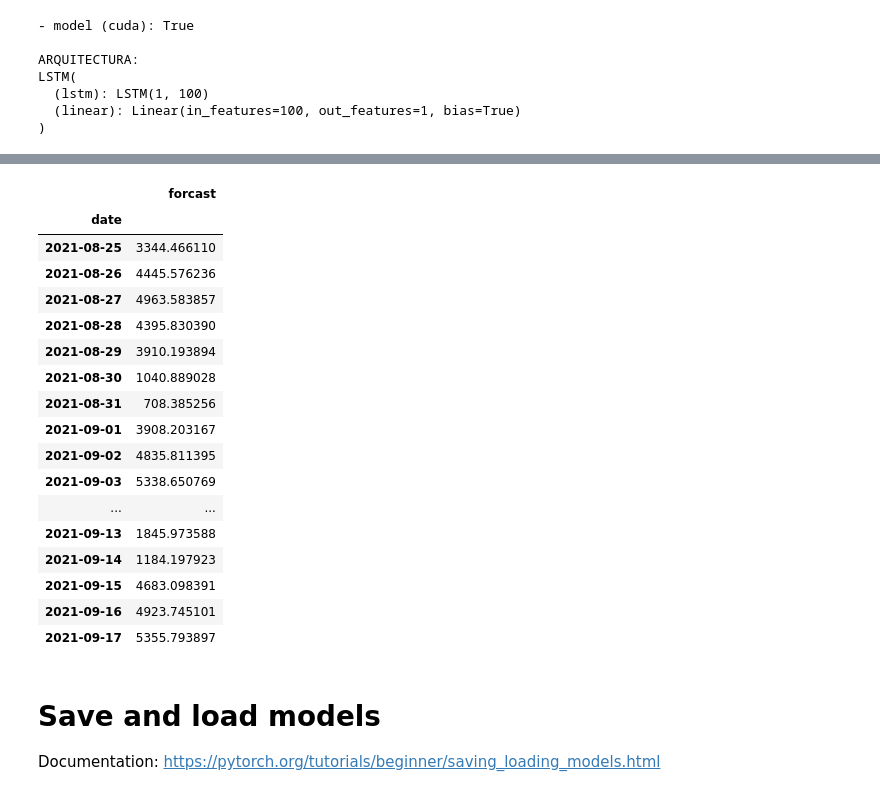
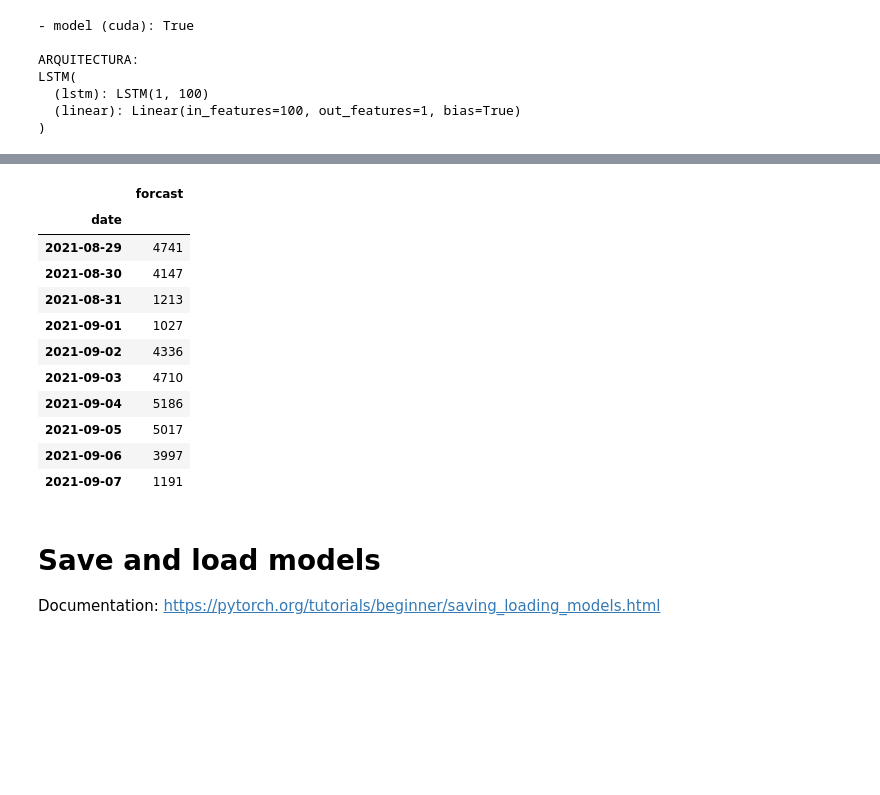
Before and after one commit to r-diazp/covid19, a Jupyter notebook: time_series_covid19.ipynb, the cells around one changed output, grey strips where cells are left out. Cells and saved outputs as stored; diff of their text form; code cells hidden in the pictures; blank space fills up the shorter version.

```diff
--- a/time_series_covid19.ipynb
+++ b/time_series_covid19.ipynb
@@ -221,8 +279,8 @@ LSTM(
 # %%
 #ENTRENAMIENTO CON DATOS TRAIN
-epochs = 100
+epochs = 75
 model.train()
 
 #Entrenamiento del modelo
-model_fit(epochs, train_data, model, criterion, optimizer)
+model_fit(epochs, train_data, model, criterion, optimizer, num_layers=num_layers)
 # %% [output]
@@ -253,8 +309,8 @@ pred_test = train_norm[-window_size:].tolist()
 for i in range(future):
     sequence = torch.FloatTensor(pred_test[-window_size:]).cuda()
     with torch.no_grad():
-        model.hidden = (torch.zeros(1, 1, model.hidden_size).cuda(),
-                        torch.zeros(1, 1, model.hidden_size).cuda())
+        model.hidden = (torch.zeros(num_layers, 1, model.hidden_size).cuda(),
+                        torch.zeros(num_layers, 1, model.hidden_size).cuda())
 
         pred_test.append(model(sequence).item())
 
@@ -276,6 +332,6 @@ plt.show()
 # %%
 #ENTRENAMIENTO CON TODO LOS DATOS
-epochs = 100
+#epochs = 100
 model.train()
 
 # feature scale the entire dataset
@@ -284,5 +340,5 @@ target_norm = torch.FloatTensor(target_norm).view(-1).cuda()
 all_data = input_data(target_norm, window_size)
 
 #Entrenamiento del modelo
-model_fit(epochs, all_data, model, criterion, optimizer)
+model_fit(epochs, all_data, model, criterion, optimizer, num_layers=num_layers)
 # %% [output]
@@ -304,7 +358,6 @@ Duration: 132 seconds
 # %%
-
 #Evaluar resultados de entrenamiento
-future = 24 #Valor a predecir a futuro
+future = 30 #Valor a predecir a futuro
 model.eval() # colocamos el modelo en modo de evaluacion
 
 # Agregar los valores de entranamiento de la ultima ventana a la lista de predicciones
@@ -313,8 +366,8 @@ pred_test = train_norm[-window_size:].tolist()
 for i in range(future):
     sequence = torch.FloatTensor(pred_test[-window_size:]).cuda()
     with torch.no_grad():
-        model.hidden = (torch.zeros(1, 1, model.hidden_size).cuda(),
-                        torch.zeros(1, 1, model.hidden_size).cuda())
+        model.hidden = (torch.zeros(num_layers, 1, model.hidden_size).cuda(),
+                        torch.zeros(num_layers, 1, model.hidden_size).cuda())
 
         pred_test.append(model(sequence).item())
 
@@ -323,13 +376,13 @@ predictions_test = scaler.inverse_transform(np.array(pred_test[window_size:]).re
 
 # Grafica comparativo Real VS Prediccion
 x_train_plot = 5  #Meses
-x_test_plot = np.arange(df.index[-1], df.index[-1] + relativedelta(days=+future), dtype='datetime64[D]')
+x_test_plot = np.arange(df.index[-1], df.index[-1] + relativedelta(days=+future+1), dtype='datetime64[D]')
 plt.figure(figsize=figsize)
 plt.title('Casos diarios covid Guatemala')
 plt.ylabel('Confirmados')
 plt.grid(True)
 plt.autoscale(axis='x',tight=True)
 plt.plot(df.iloc[:,3][df.index[-x_train_plot*30:]])
-plt.plot(x_test_plot, predictions_test, "orange")
+plt.plot(x_test_plot[1:], predictions_test, "orange")
 plt.show()
 # %% [output]
@@ -337,25 +390,21 @@ plt.show()
 # %%
 #Resultados
-forcast = pd.DataFrame({'date':x_test_plot,
-                           'forcast': predictions_test.flatten()})
+forcast = pd.DataFrame({'date':x_test_plot[1:],
+                        'forcast': predictions_test.flatten()})
 forcast['date'] = pd.to_datetime(forcast['date'])
-forcast.set_index('date')
+forcast = forcast.set_index('date')
+forcast = forcast.astype(int)
+forcast.head(10)
 # %% [output]
 |  | forcast |
 | date |  |
-| 2021-08-25 | 3344.466110 |
-| 2021-08-26 | 4445.576236 |
-| 2021-08-27 | 4963.583857 |
-| 2021-08-28 | 4395.830390 |
-| 2021-08-29 | 3910.193894 |
-| 2021-08-30 | 1040.889028 |
-| 2021-08-31 | 708.385256 |
-| 2021-09-01 | 3908.203167 |
-| 2021-09-02 | 4835.811395 |
-| 2021-09-03 | 5338.650769 |
-| ... | ... |
-| 2021-09-13 | 1845.973588 |
-| 2021-09-14 | 1184.197923 |
-| 2021-09-15 | 4683.098391 |
-| 2021-09-16 | 4923.745101 |
-| 2021-09-17 | 5355.793897 |
+| 2021-08-29 | 4741 |
+| 2021-08-30 | 4147 |
+| 2021-08-31 | 1213 |
+| 2021-09-01 | 1027 |
+| 2021-09-02 | 4336 |
+| 2021-09-03 | 4710 |
+| 2021-09-04 | 5186 |
+| 2021-09-05 | 5017 |
+| 2021-09-06 | 3997 |
+| 2021-09-07 | 1191 |
```
Also changed, not shown: parts of 19 cells of this notebook.
